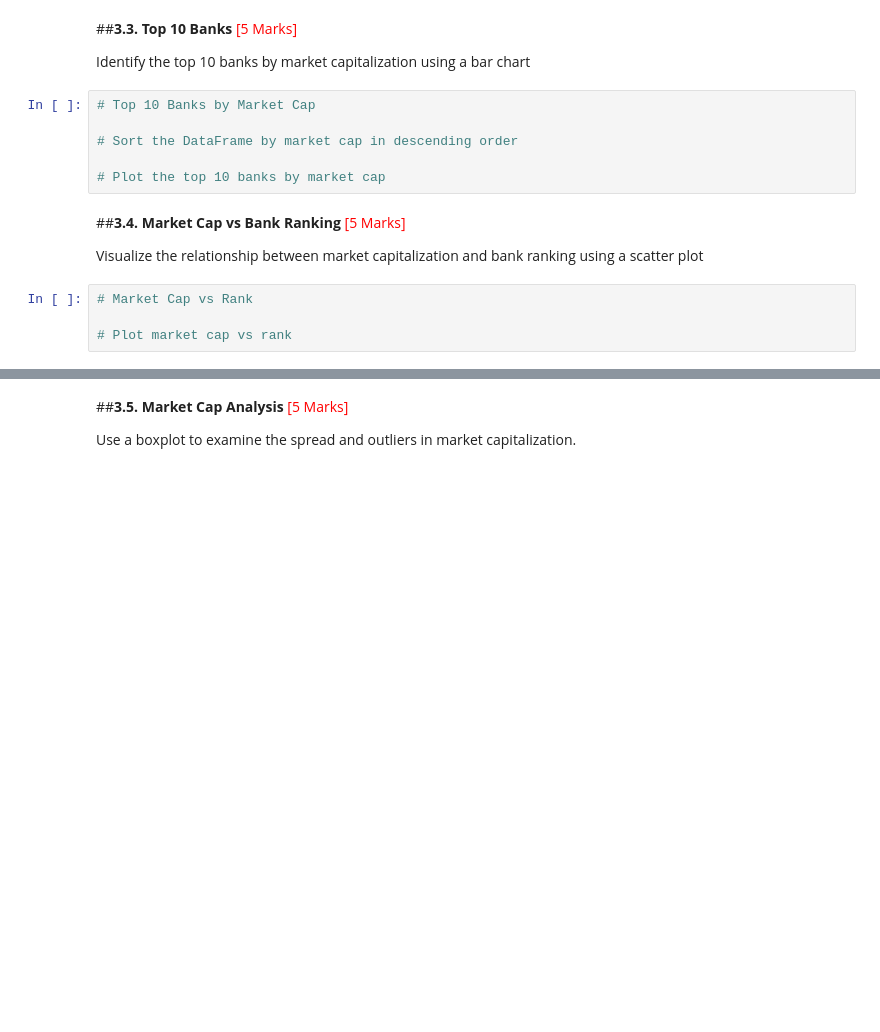
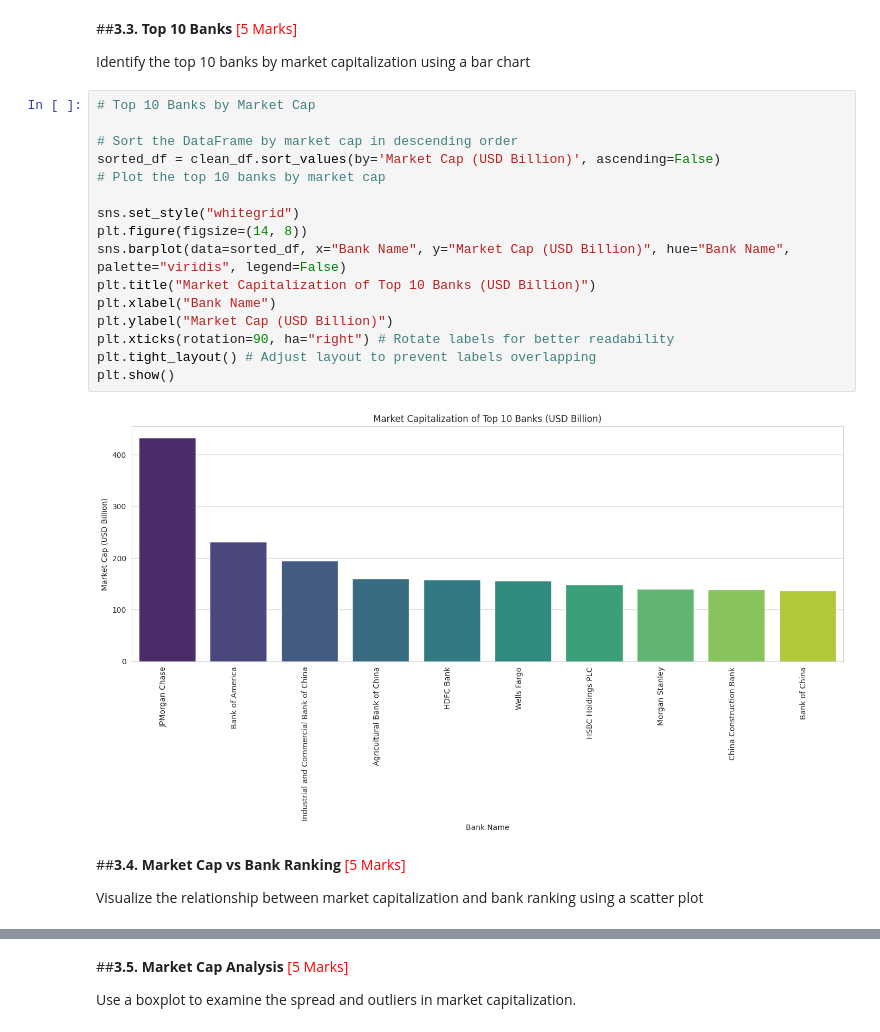
Before and after one commit to GoutamKonala/ETL_Bank_Data_Analysis, a Jupyter notebook: ETL_Bank_Data_Analysis_Lakshmi_Goutam_Reddy_Konala.ipynb, the cells around one changed output, grey strips where cells are left out. Saved outputs shown, nothing was run; the diff lists cells and outputs as text; blank space fills up the shorter version.

```diff
--- a/ETL_Bank_Data_Analysis_Lakshmi_Goutam_Reddy_Konala.ipynb
+++ b/ETL_Bank_Data_Analysis_Lakshmi_Goutam_Reddy_Konala.ipynb
@@ -192,17 +499,25 @@ Analyze the distribution of market capitalization using a histogram
 ##**3.3. Top 10 Banks** <font color = red>[5 Marks]</font> <br>
 
 Identify the top 10 banks by market capitalization using a bar chart
-# %%
-# Top 10 Banks by Market Cap
-
-# Sort the DataFrame by market cap in descending order
-
-# Plot the top 10 banks by market cap
+# %%
+# Top 10 Banks by Market Cap
+
+# Sort the DataFrame by market cap in descending order
+sorted_df = clean_df.sort_values(by='Market Cap (USD Billion)', ascending=False)
+# Plot the top 10 banks by market cap
+
+sns.set_style("whitegrid")
+plt.figure(figsize=(14, 8))
+sns.barplot(data=sorted_df, x="Bank Name", y="Market Cap (USD Billion)", hue="Bank Name", palette="viridis", legend=False)
+plt.title("Market Capitalization of Top 10 Banks (USD Billion)")
+plt.xlabel("Bank Name")
+plt.ylabel("Market Cap (USD Billion)")
+plt.xticks(rotation=90, ha="right") # Rotate labels for better readability
+plt.tight_layout() # Adjust layout to prevent labels overlapping
+plt.show()
+# %% [output]
+[figure, added]
 # %% [markdown]
 ##**3.4. Market Cap vs Bank Ranking** <font color = red>[5 Marks]</font> <br>
 
 Visualize the relationship between market capitalization and bank ranking using a scatter plot
-# %%
-# Market Cap vs Rank
-
-# Plot market cap vs rank
```
Also changed, not shown: parts of 45 cells of this notebook.
